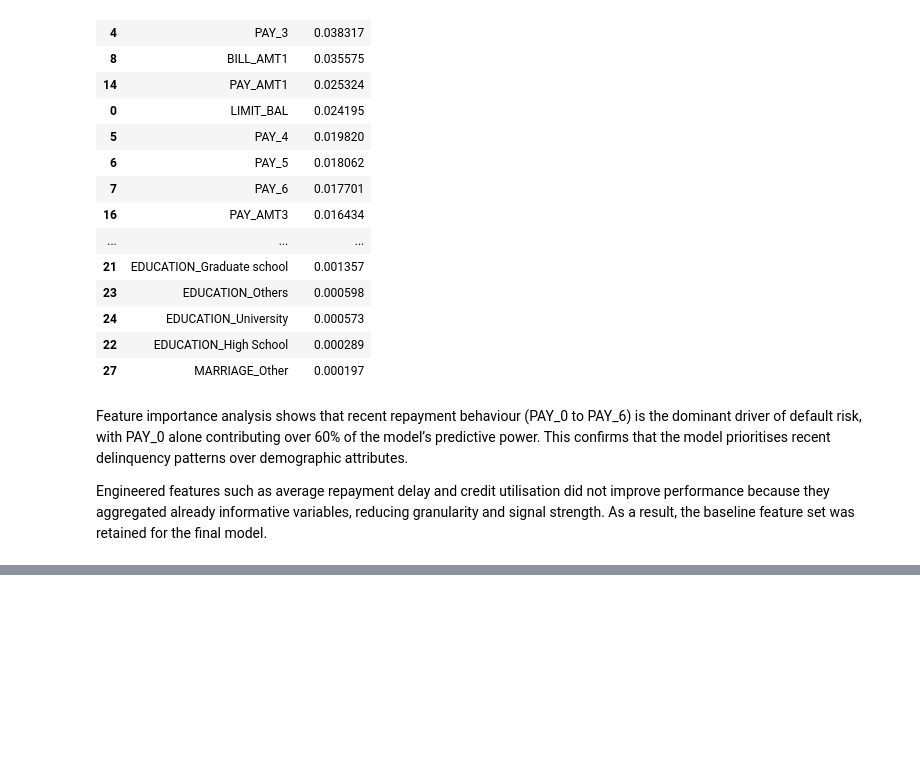
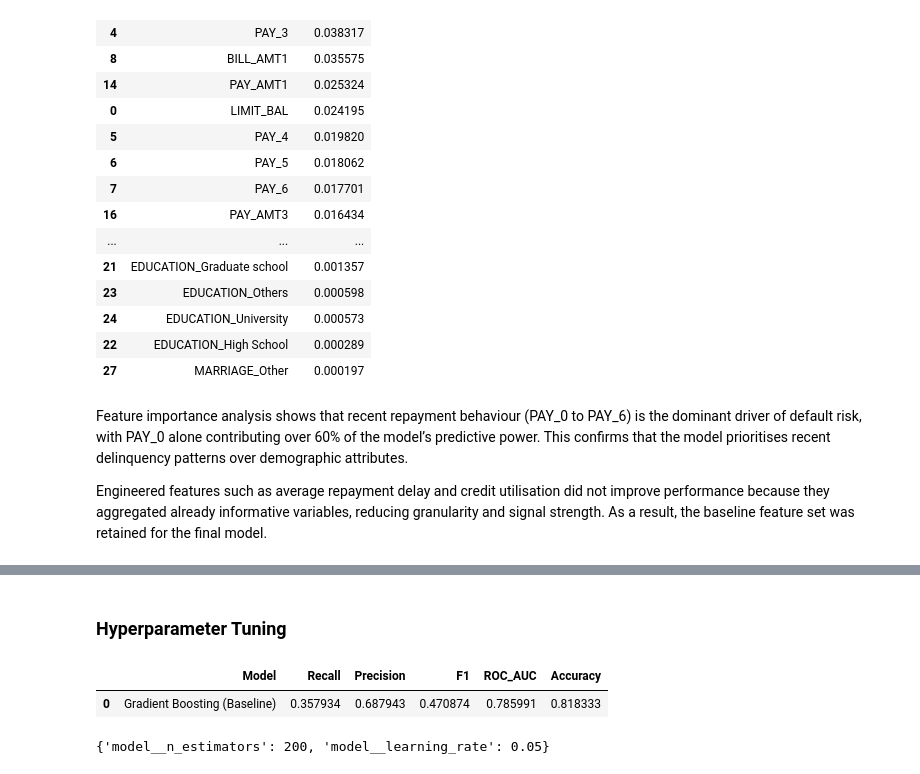
Before and after one commit to oscarczy/mldp, a Jupyter notebook: MLDP Program Codes Submission Template.ipynb, the cells around one changed output, grey strips where cells are left out. Cells and saved outputs as stored; diff of their text form; code cells hidden in the pictures; blank space fills up the shorter version.

```diff
--- a/MLDP Program Codes Submission Template.ipynb
+++ b/MLDP Program Codes Submission Template.ipynb
@@ -889,0 +1007,58 @@ Retaining these features preserves real-world realism and allows the model to de
+# %% [markdown]
+### Hyperparameter Tuning
+# %%
+# Baseline Gradient Boosting model (before tuning)
+gb_baseline = Pipeline(steps=[
+    ('preprocessor', preprocessor_fs),
+    ('model', GradientBoostingClassifier(random_state=42))
+])
+
+gb_baseline.fit(X_train_fs, y_train)
+
+y_pred_base = gb_baseline.predict(X_test_fs)
+y_prob_base = gb_baseline.predict_proba(X_test_fs)[:, 1]
+
+baseline_results = {
+    'Model': 'Gradient Boosting (Baseline)',
+    'Recall': recall_score(y_test, y_pred_base, pos_label=1),
+    'Precision': precision_score(y_test, y_pred_base, pos_label=1),
+    'F1': f1_score(y_test, y_pred_base, pos_label=1),
+    'ROC_AUC': roc_auc_score(y_test, y_prob_base),
+    'Accuracy': accuracy_score(y_test, y_pred_base)
+}
+
+baseline_results = pd.DataFrame(baseline_results, index=[0])
+baseline_results
+# %% [output]
+|  | Model | Recall | Precision | F1 | ROC_AUC | Accuracy |
+| 0 | Gradient Boosting (Baseline) | 0.357934 | 0.687943 | 0.470874 | 0.785991 | 0.818333 |
+# %%
+from sklearn.model_selection import RandomizedSearchCV
+
+param_distributions = {
+    'model__n_estimators': [100, 150, 200],
+    'model__learning_rate': [0.05, 0.1]
+}
+
+gb_tuned = Pipeline(steps=[
+    ('preprocessor', preprocessor_fs),
+    ('model', GradientBoostingClassifier(random_state=42))
+])
+
+random_search = RandomizedSearchCV(
+    estimator=gb_tuned,
+    param_distributions=param_distributions,
+    n_iter=4,                 # small, controlled search
+    scoring='roc_auc',        # Metric selected
+    cv=5,
+    random_state=42,
+    n_jobs=-1
+)
+
+random_search.fit(X_train_fs, y_train)
+
+tuned_model = random_search.best_estimator_
+
+random_search.best_params_
+# %% [output]
+{'model__n_estimators': 200, 'model__learning_rate': 0.05}
```
Also changed, not shown: parts of 24 cells of this notebook, 2 other files.
